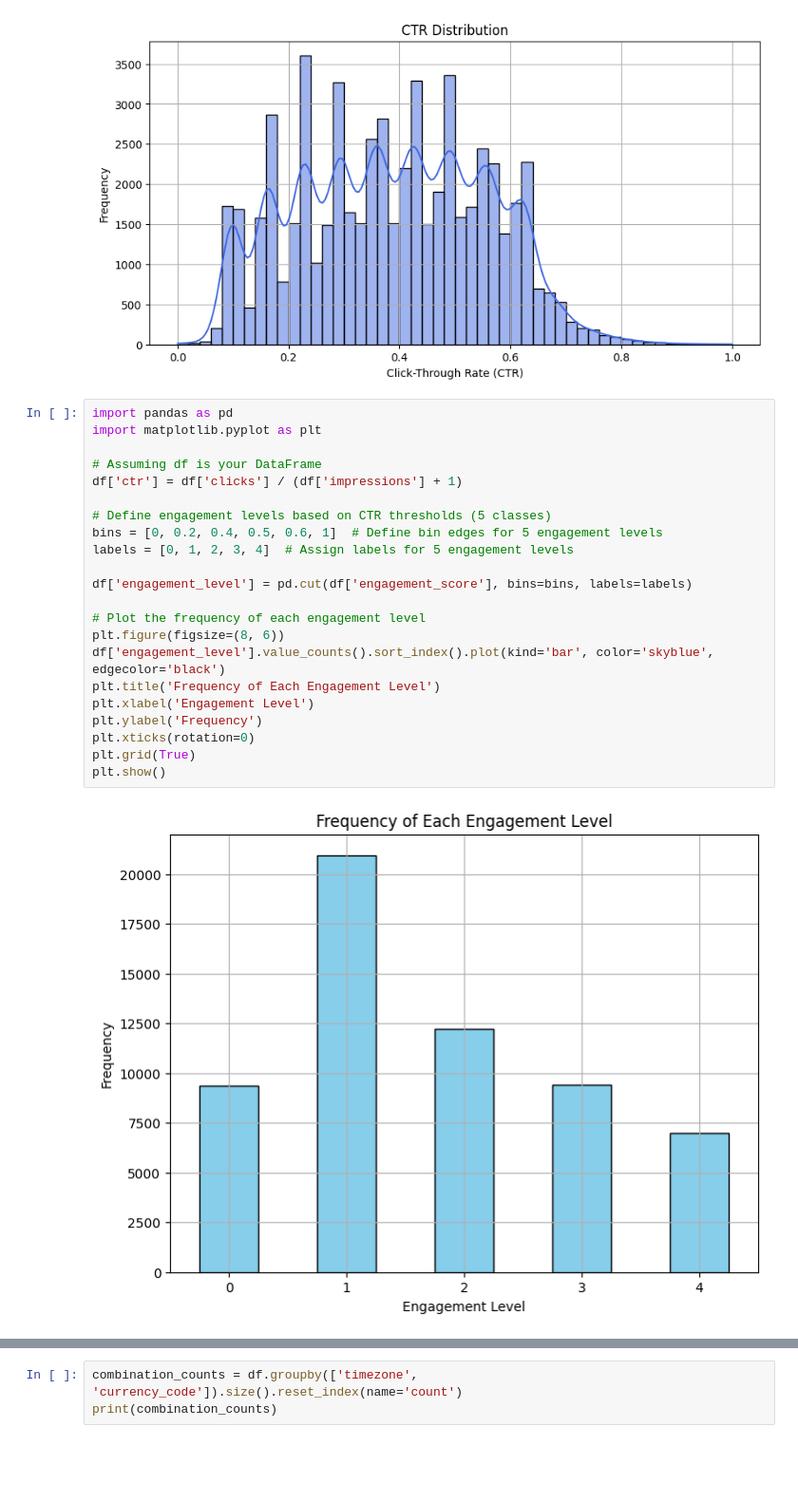
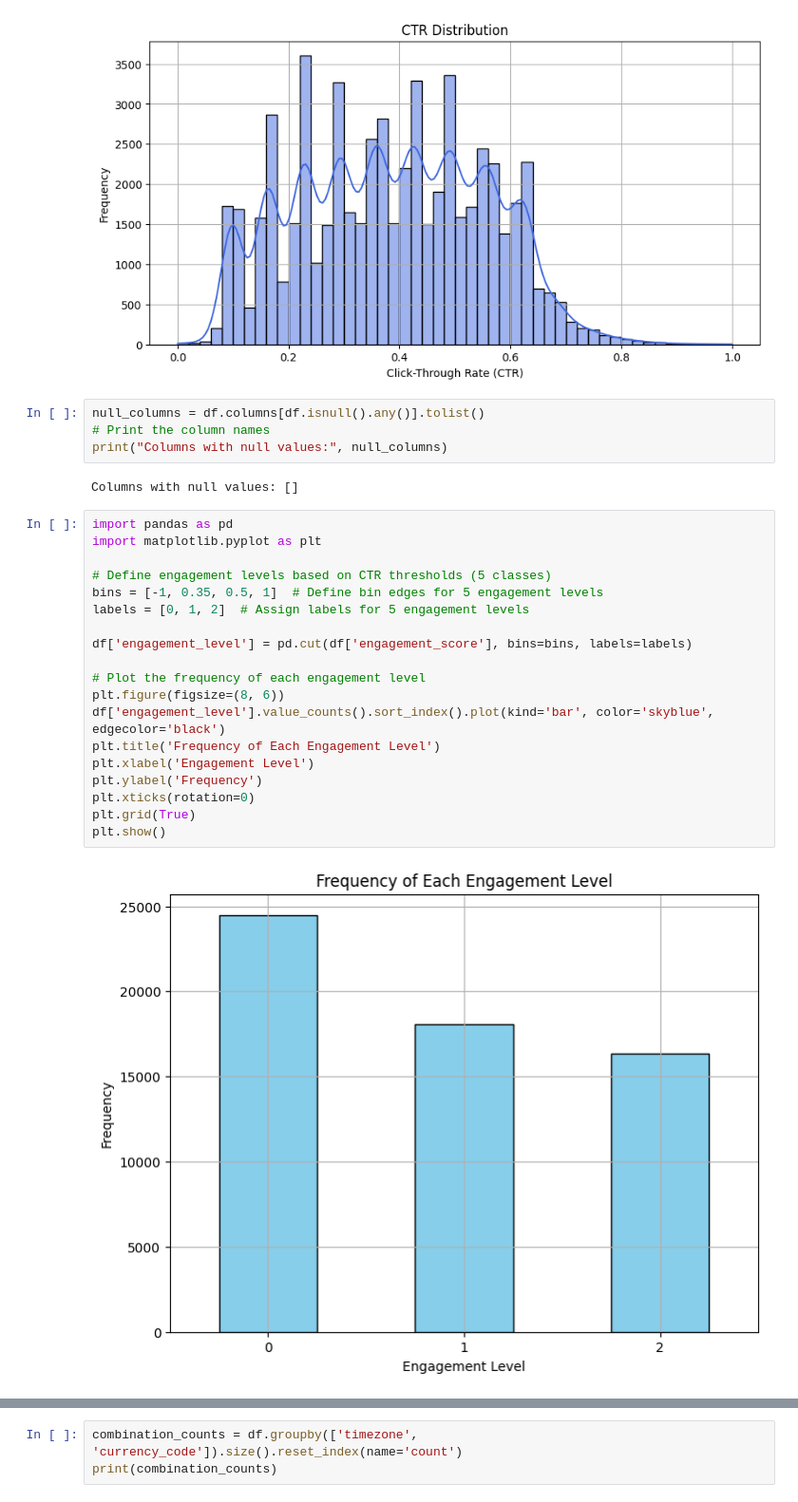
Before and after one commit to GinuraAdikari/InsightHive, a Jupyter notebook: Customer Engagement prediction/Data_preprocess/Data_preprocess.ipynb, the cells around one changed output, grey strips where cells are left out. Shown at 95% size. Saved outputs shown, nothing was run; the diff lists cells and outputs as text; blank space fills up the shorter version.

```diff
--- a/Customer Engagement prediction/Data_preprocess/Data_preprocess.ipynb
+++ b/Customer Engagement prediction/Data_preprocess/Data_preprocess.ipynb
@@ -586,27 +605,30 @@ plt.grid(True)
 plt.show()
 # %% [output]
 [figure]
+# %%
+null_columns = df.columns[df.isnull().any()].tolist()
+# Print the column names
+print("Columns with null values:", null_columns)
+# %% [output]
+Columns with null values: []
 # %%
 import pandas as pd
 import matplotlib.pyplot as plt
 
-# Assuming df is your DataFrame
-df['ctr'] = df['clicks'] / (df['impressions'] + 1)
-
 # Define engagement levels based on CTR thresholds (5 classes)
-bins = [0, 0.2, 0.4, 0.5, 0.6, 1]  # Define bin edges for 5 engagement levels
-labels = [0, 1, 2, 3, 4]  # Assign labels for 5 engagement levels
+bins = [-1, 0.35, 0.5, 1]  # Define bin edges for 5 engagement levels
+labels = [0, 1, 2]  # Assign labels for 5 engagement levels
 
 df['engagement_level'] = pd.cut(df['engagement_score'], bins=bins, labels=labels)
 
 # Plot the frequency of each engagement level
 plt.figure(figsize=(8, 6))
 df['engagement_level'].value_counts().sort_index().plot(kind='bar', color='skyblue', edgecolor='black')
 plt.title('Frequency of Each Engagement Level')
 plt.xlabel('Engagement Level')
 plt.ylabel('Frequency')
 plt.xticks(rotation=0)
 plt.grid(True)
 plt.show()
 # %% [output]
-[figure, old version]
+[figure, new version]
```
Also changed, not shown: parts of 6 cells of this notebook, 5 other files.
